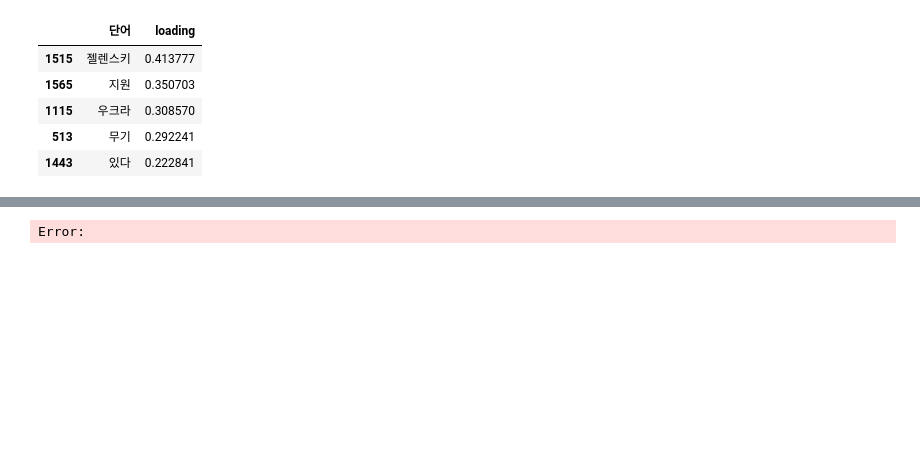
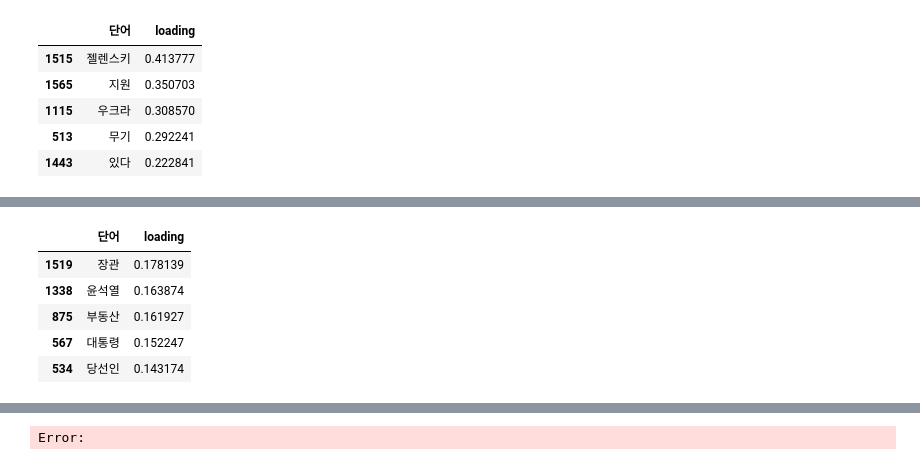
Before and after one commit to min00ng/semi-project, a Jupyter notebook: song_LSA_실행결과.ipynb, the cells around one changed output, grey strips where cells are left out. Cells and saved outputs as stored; diff of their text form; code cells hidden in the pictures; blank space fills up the shorter version.

```diff
--- a/song_LSA_실행결과.ipynb
+++ b/song_LSA_실행결과.ipynb
@@ -155,0 +209,9 @@ show_relevant_keyword('젤렌스키', df)
+# %%
+show_relevant_keyword_by_article('당선인', df)
+# %% [output]
+|  | 단어 | loading |
+| 1519 | 장관 | 0.178139 |
+| 1338 | 윤석열 | 0.163874 |
+| 875 | 부동산 | 0.161927 |
+| 567 | 대통령 | 0.152247 |
+| 534 | 당선인 | 0.143174 |
```
Also changed, not shown: parts of 9 cells of this notebook.
